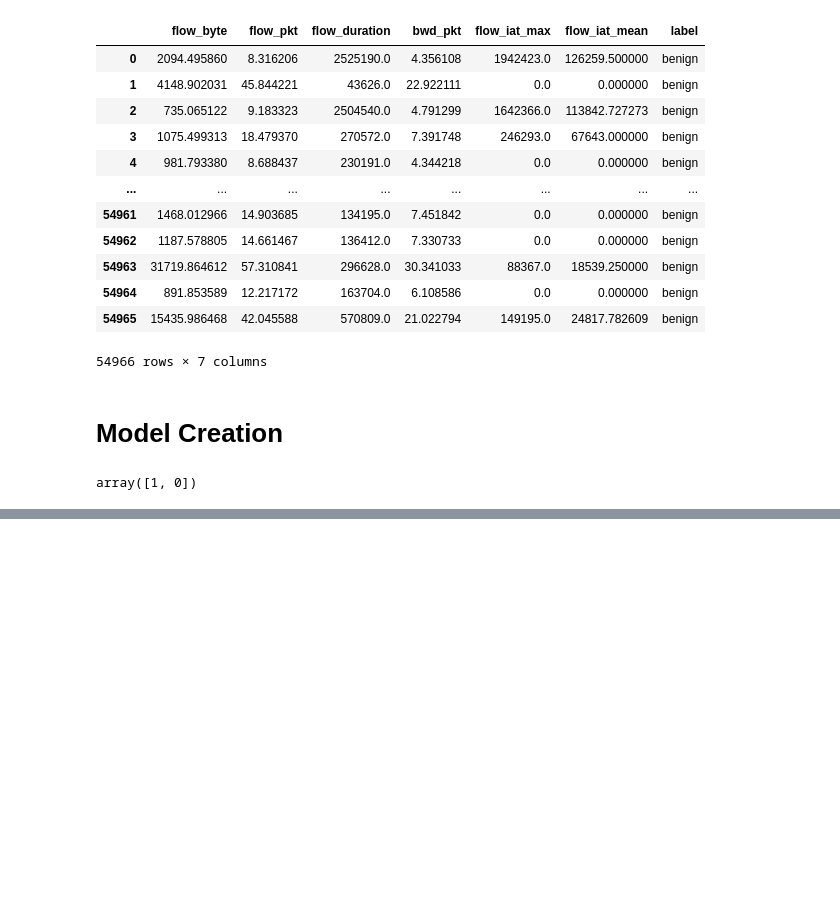
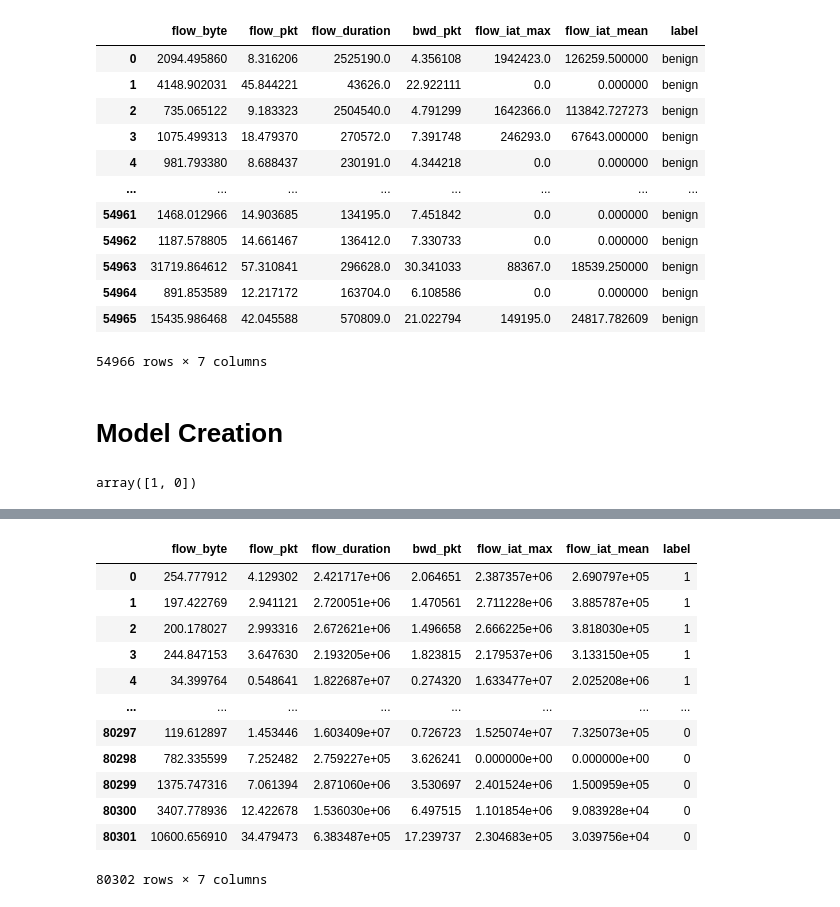
Before and after one commit to NielParekh/Detection-of-DDoS-attacks-on-Android-devices, a Jupyter notebook: slowloris.ipynb, the cells around one changed output, grey strips where cells are left out. Cells and saved outputs as stored; diff of their text form; code cells hidden in the pictures; blank space fills up the shorter version.

```diff
--- a/slowloris.ipynb
+++ b/slowloris.ipynb
@@ -210,0 +217,3 @@ x_train, x_test, y_train, y_test = train_test_split(X,y, test_size=0.25, random_
+# %%
+from sklearn.model_selection import train_test_split
+X_train, X_test, y_train, y_test = train_test_split(X, y, test_size=0.25)
@@ -211 +228,5 @@ x_train, x_test, y_train, y_test = train_test_split(X,y, test_size=0.25, random_
+# %%
+from imblearn.over_sampling import SMOTE
+oversample = SMOTE()
+X_train, y_train = oversample.fit_resample(X_train, y_train)
 # %%
@@ -216,0 +242,19 @@ Name: label, dtype: int64
+# %%
+train_dataset = pd.concat([X_train,y_train],axis=1)
+test_dataset = pd.concat([X_test,y_test],axis=1)
+# %%
+train_dataset
+# %% [output]
+|  | flow_byte | flow_pkt | flow_duration | bwd_pkt | flow_iat_max | flow_iat_mean | label |
+| 0 | 254.777912 | 4.129302 | 2.421717e+06 | 2.064651 | 2.387357e+06 | 2.690797e+05 | 1 |
+| 1 | 197.422769 | 2.941121 | 2.720051e+06 | 1.470561 | 2.711228e+06 | 3.885787e+05 | 1 |
+| 2 | 200.178027 | 2.993316 | 2.672621e+06 | 1.496658 | 2.666225e+06 | 3.818030e+05 | 1 |
+| 3 | 244.847153 | 3.647630 | 2.193205e+06 | 1.823815 | 2.179537e+06 | 3.133150e+05 | 1 |
+| 4 | 34.399764 | 0.548641 | 1.822687e+07 | 0.274320 | 1.633477e+07 | 2.025208e+06 | 1 |
+| ... | ... | ... | ... | ... | ... | ... | ... |
+| 80297 | 119.612897 | 1.453446 | 1.603409e+07 | 0.726723 | 1.525074e+07 | 7.325073e+05 | 0 |
+| 80298 | 782.335599 | 7.252482 | 2.759227e+05 | 3.626241 | 0.000000e+00 | 0.000000e+00 | 0 |
+| 80299 | 1375.747316 | 7.061394 | 2.871060e+06 | 3.530697 | 2.401524e+06 | 1.500959e+05 | 0 |
+| 80300 | 3407.778936 | 12.422678 | 1.536030e+06 | 6.497515 | 1.101854e+06 | 9.083928e+04 | 0 |
+| 80301 | 10600.656910 | 34.479473 | 6.383487e+05 | 17.239737 | 2.304683e+05 | 3.039756e+04 | 0 |
+80302 rows × 7 columns
```
Also changed, not shown: parts of 42 cells of this notebook.
